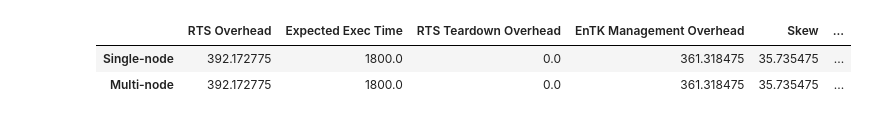
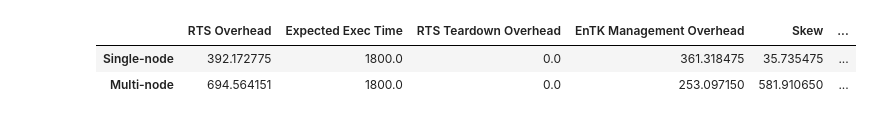
Before and after one commit to radical-experiments/adap-bms-exps-ipdps18, a Jupyter notebook: plotme_task_count_from_raw.ipynb, the cells around one changed output. Cells and saved outputs as stored; diff of their text form; code cells hidden in the pictures.

Commit message:
add processed data + notebook + plots

```diff
--- a/plotme_task_count_from_raw.ipynb
+++ b/plotme_task_count_from_raw.ipynb
@@ -109,5 +109,7 @@ def fig_setup(num_x, num_y, (size_x, size_y), (space_x, space_y)=(0.25,0.25)):
 # %%
 resource = 'titan'
 trials = 5
-src = './task-count-2/raw-data/titan/dur-600/single-node/'
+src = ['./task-count-2/raw-data/titan/dur-600/single-node/','./task-count-2/raw-data/titan/dur-600/multi-node/']
+proc_data_loc = './task-count-2/proc-data'
 failed_trials = list()
+collapsed_data = dict()
@@ -413,0 +293,12 @@ pprint(err_data)
+# %%
+avg_data = list()
+err_data = list()
+
+for s in src:
+
+    entk_data, failed_trials = get_entk_data(s)
+    rp_data, failed_trials = get_rp_data(s, failed_trials)
+    avg, err = process_all_data(rp_data, entk_data, failed_trials)
+
+    avg_data.append(avg)
+    err_data.append(err)
@@ -414,16 +323,22 @@ pprint(err_data)
 # %%
-df = pd.DataFrame.from_dict(avg_data, orient='index').T
-df.index = ['Single-node']
-df.loc['Multi-node'] = df.loc['Single-node']
-df_err = pd.DataFrame.from_dict(err_data, orient='index').T
-df_err.index = ['Single-node']
-df_err.loc['Multi-node'] = df_err.loc['Single-node']
+
+df1 = pd.DataFrame.from_dict(avg_data[0], orient='index').T
+df1.index = ['Single-node']
+df2 = pd.DataFrame.from_dict(avg_data[1], orient='index').T
+df2.index = ['Multi-node']
+df = pd.concat([df1,df2])
+
+df1 = pd.DataFrame.from_dict(err_data[0], orient='index').T
+df1.index = ['Single-node']
+df2 = pd.DataFrame.from_dict(err_data[1], orient='index').T
+df2.index = ['Multi-node']
+df_err = pd.concat([df1,df2])
 
 display(df)
 display(df_err)
 # %% [output]
 |  | RTS Overhead | Expected Exec Time | RTS Teardown Overhead | EnTK Management Overhead | Skew | ... |
 | Single-node | 392.172775 | 1800.0 | 0.0 | 361.318475 | 35.735475 | ... |
-| Multi-node | 392.172775 | 1800.0 | 0.0 | 361.318475 | 35.735475 | ... |
+| Multi-node | 694.564151 | 1800.0 | 0.0 | 253.097150 | 581.910650 | ... |
 |  | RTS Overhead | Expected Exec Time | RTS Teardown Overhead | EnTK Management Overhead | Skew | ... |
 | Single-node | 79.291993 | 0.0 | 0.0 | 46.756312 | 4.263197 | ... |
```
Also changed, not shown: parts of 11 cells of this notebook, 20 other files.
